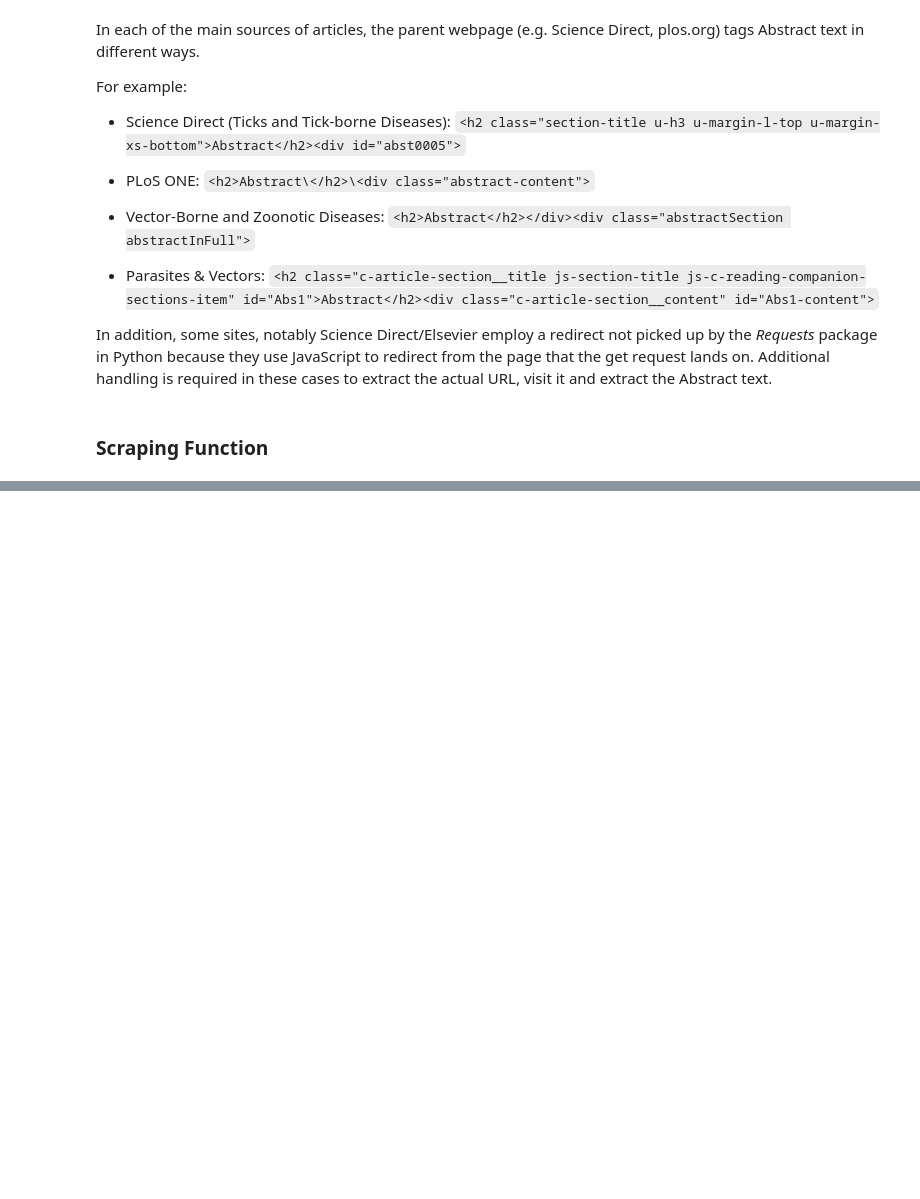
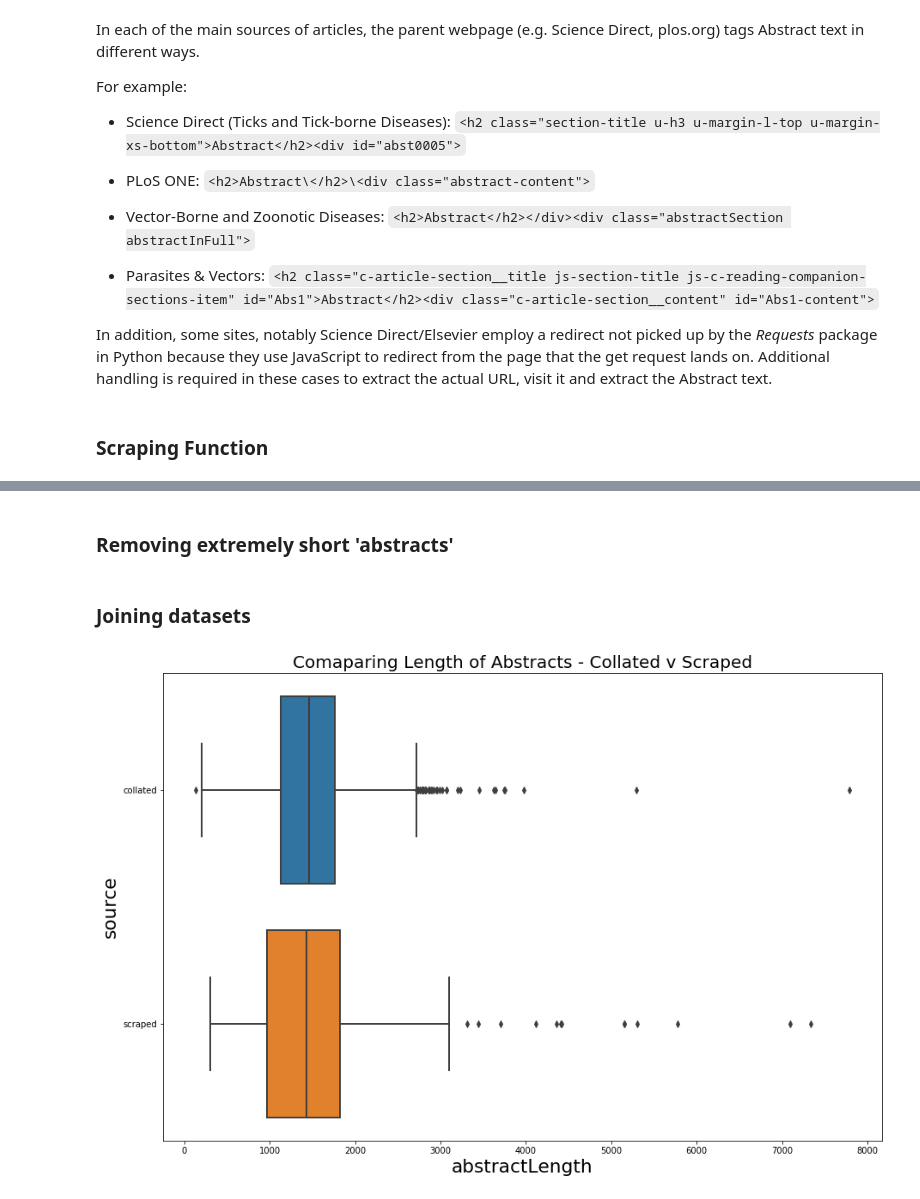
Before and after one commit to PlaybookData/Lyme-Disease-Framing-Analysis, a Jupyter notebook: Data Acquisition Process.ipynb, the cells around one changed output, grey strips where cells are left out. Saved outputs shown, nothing was run; the diff lists cells and outputs as text; code cells hidden in the pictures; blank space fills up the shorter version.

Commit message:
Full run of scraping process
A full run of scraping process from start to finish to generate 3800 unique abstracts

```diff
--- a/Data Acquisition Process.ipynb
+++ b/Data Acquisition Process.ipynb
@@ -896,0 +966,2 @@ Name: publication, dtype: int64
+# %%
+scraped = scraped[scraped.groupby("abstract")['abstract'].transform('size') == 1]
@@ -896,0 +988,19 @@ Name: publication, dtype: int64
+# %% [markdown]
+### Removing extremely short 'abstracts'
+# %%
+# Abstracts shoter than 300 characters include error messages and incomplete scrapings
+scraped = scraped[scraped.abstractLength>300]
+# %% [markdown]
+### Joining datasets
+# %%
+#adding column to track method of collection after records are joined
+collated['source']='collated'
+scraped['source']='scraped'
+# %%
+abstracts= pd.concat([collated, scraped])
+abstracts.reset_index(inplace=True, drop=True)
+# %%
+sns.boxplot(y='source', x='abstractLength', data=abstracts)
+plt.title('Comaparing Length of Abstracts - Collated v Scraped');
+# %% [output]
+[figure, added]
```
Also changed, not shown: parts of 39 cells of this notebook, 7 other files.
